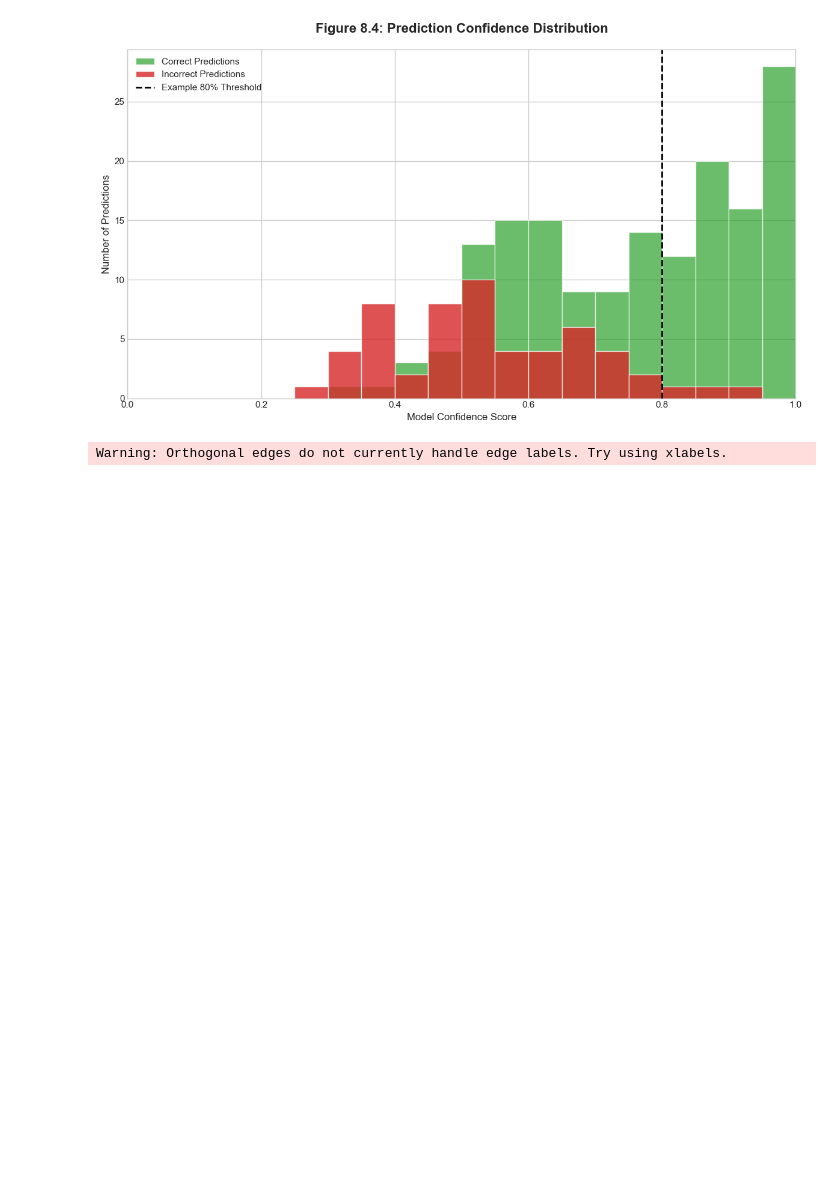
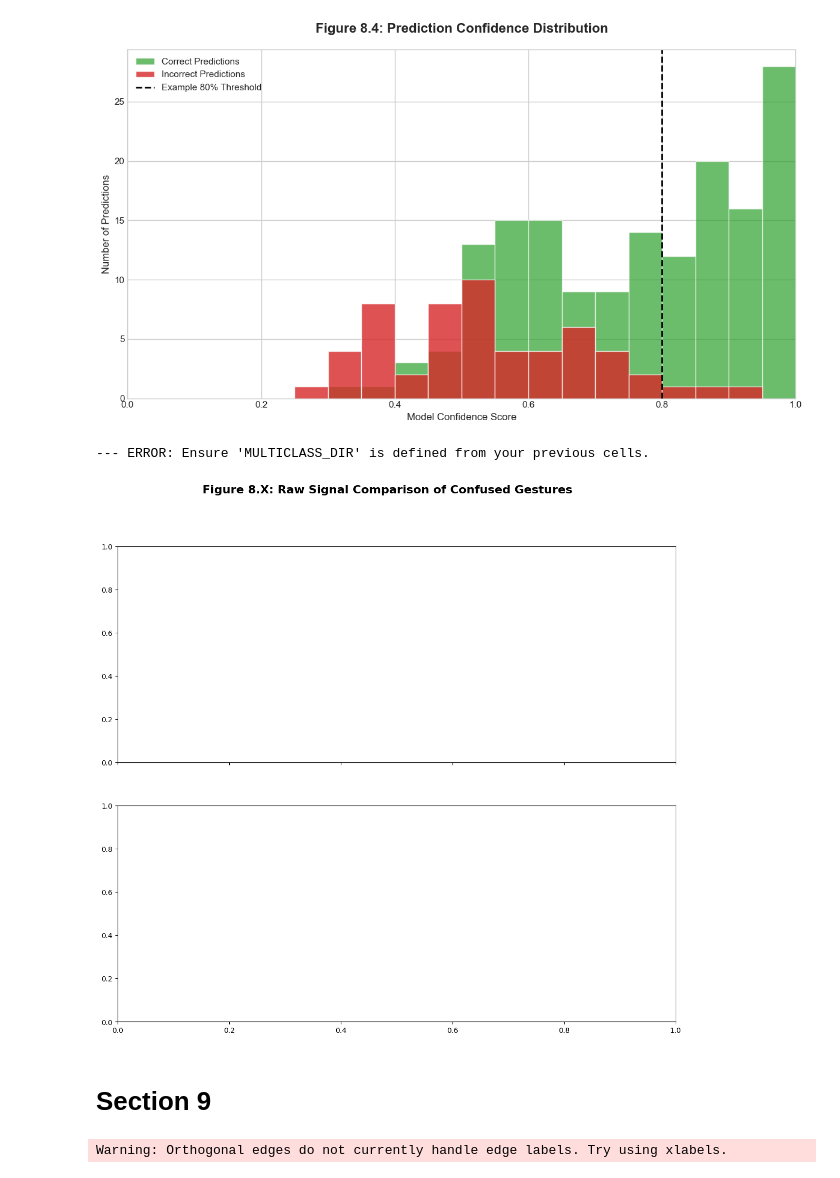
Before and after one commit to CarlKho-Minerva/v3pls, a Jupyter notebook: carl-appendix.ipynb, the cells around one changed output. Saved outputs shown, nothing was run; the diff lists cells and outputs as text; code cells hidden in the pictures; blank space fills up the shorter version.

```diff
--- a/carl-appendix.ipynb
+++ b/carl-appendix.ipynb
@@ -1135,6 +1135,72 @@ Analysis of 216 test predictions:
   - Incorrect predictions: 56
   - Average confidence of incorrect predictions: 54.39%
 [figure]
+# %%
+import matplotlib.pyplot as plt
+import pandas as pd
+from pathlib import Path
+import random
+
+
+def plot_gesture_comparison(base_dir, class_map, title, ax):
+    """Helper function to plot a comparison of raw gesture signals."""
+    for class_name, line_style in class_map.items():
+        class_dir = base_dir / class_name
+        # Grab one random file from the directory
+        files = list(class_dir.glob("*.csv"))
+        if not files:
+            continue
+        random_file = random.choice(files)
+
+        df = pd.read_csv(random_file)
+        # We plot the magnitude of the accelerometer vector for a single, clean line
+        accel_mag = np.sqrt(
+            df["accel_x"] ** 2 + df["accel_y"] ** 2 + df["accel_z"] ** 2
+        )
+        ax.plot(accel_mag, label=f"{class_name.title()} Sample", linestyle=line_style)
+
+    ax.set_title(title)
+    ax.set_xlabel("Time (Samples at 50Hz)")
+    ax.set_ylabel("Accelerometer Magnitude")
+    ax.legend()
+    ax.grid(True, alpha=0.5)
+
+
+MULTICLASS_DIR = Path("data/organized_training/multiclass_classification")
+
+# --- Main Plotting Logic ---
+try:
+    fig, axes = plt.subplots(2, 1, figsize=(14, 12), sharex=True)
+    fig.suptitle(
+        "Figure 8.X: Raw Signal Comparison of Confused Gestures",
+        fontsize=16,
+        fontweight="bold",
+    )
+
+    # --- Subplot 1: Punch vs. Jump vs. Idle ---
+    plot_gesture_comparison(
+        MULTICLASS_DIR,
+        {"punch": "-", "jump": "--", "idle": ":"},
+        "Punch vs. Jump vs. Idle",
+        axes[0],
+    )
+
+    # --- Subplot 2: Noise vs. Idle ---
+    plot_gesture_comparison(
+        MULTICLASS_DIR, {"noise": "-", "idle": ":"}, "Noise vs. Idle", axes[1]
+    )
+
+    plt.show()
+
+except NameError:
+    print("--- ERROR: Ensure 'MULTICLASS_DIR' is defined from your previous cells.")
+except FileNotFoundError:
+    print("--- ERROR: Could not find the data directories. Please check your paths.")
+# %% [output]
+--- ERROR: Ensure 'MULTICLASS_DIR' is defined from your previous cells.
+[figure, added]
+# %% [markdown]
+# Section 9
 # %%
 import graphviz
 
```
Also changed, not shown: 3 other files.
